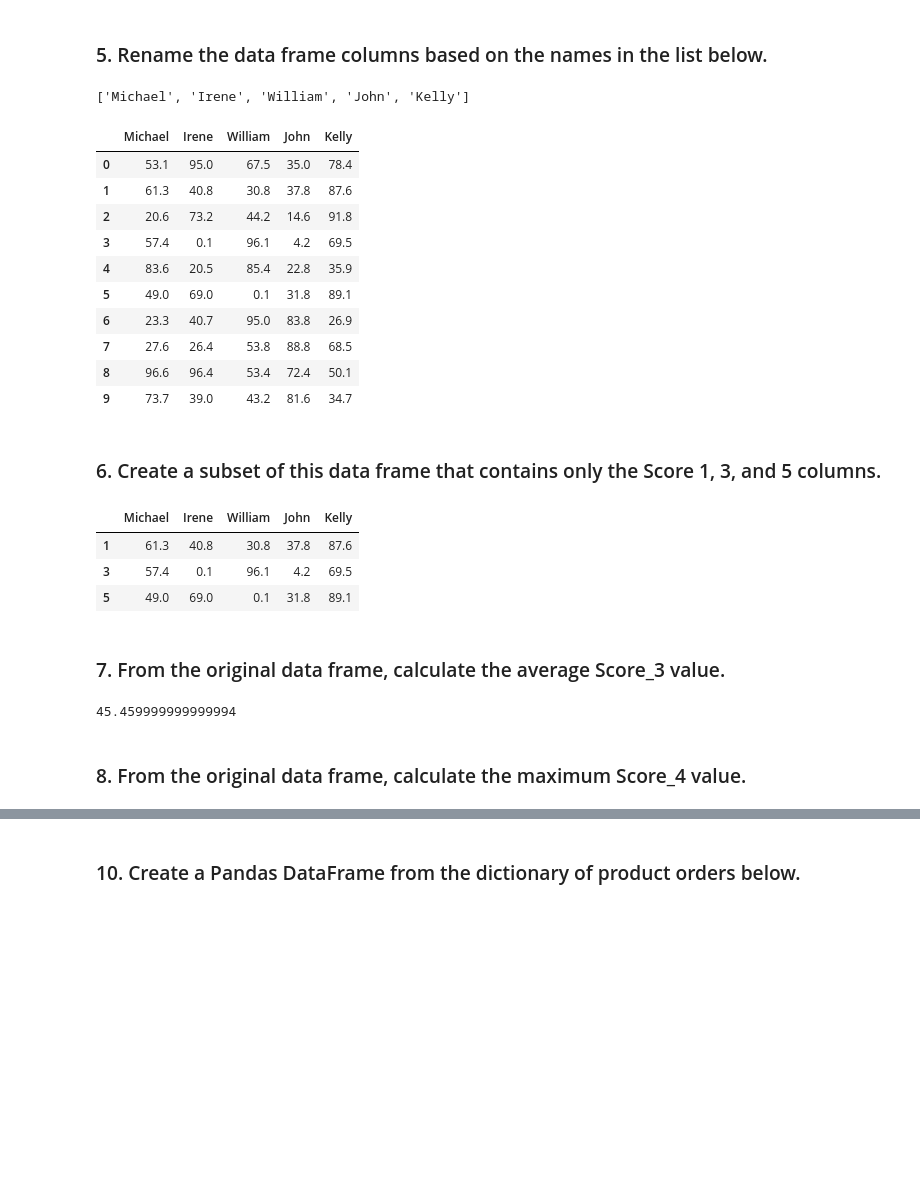
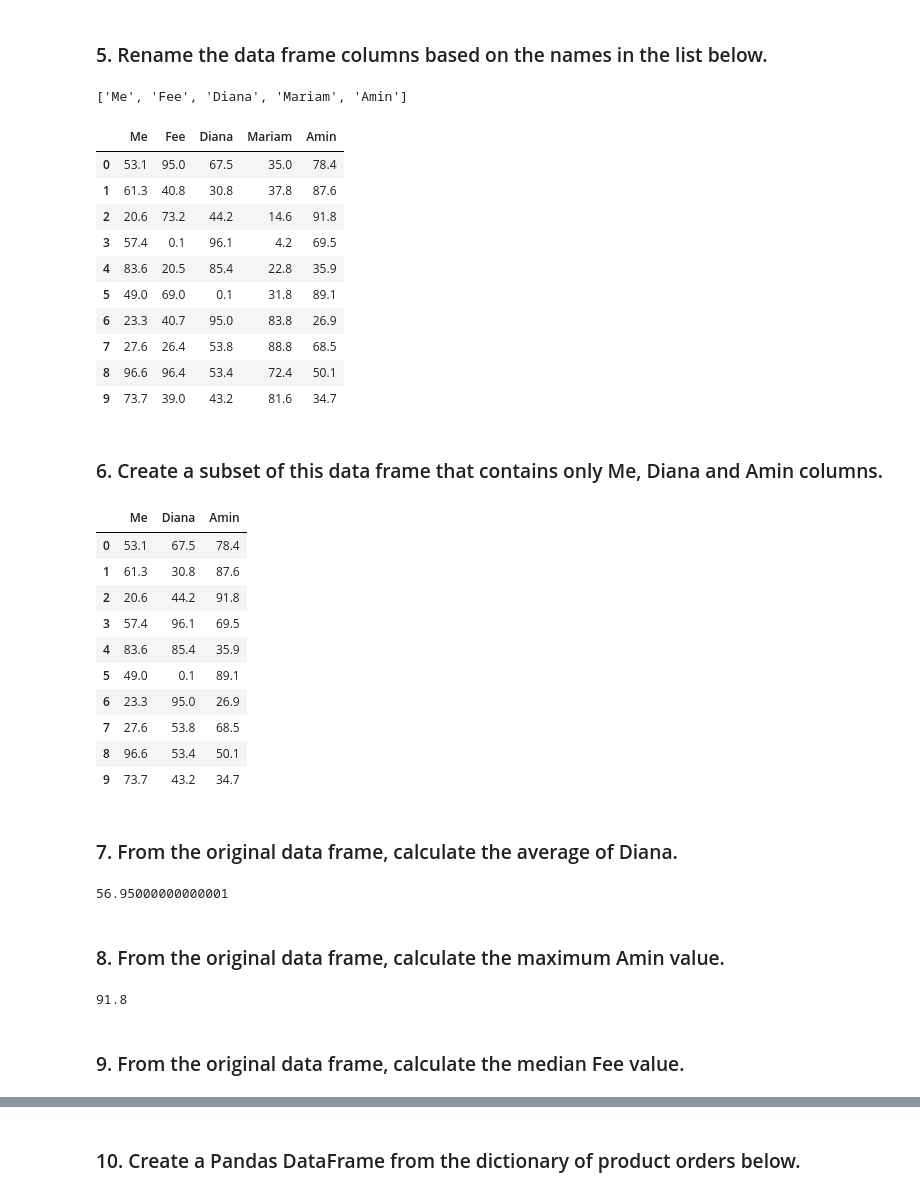
Before and after one commit to martijnooo/lab-pandas-en, a Jupyter notebook: your-code/pandas_1.ipynb, the cells around one changed output, grey strips where cells are left out. Cells and saved outputs as stored; diff of their text form; code cells hidden in the pictures; blank space fills up the shorter version.

```diff
--- a/your-code/pandas_1.ipynb
+++ b/your-code/pandas_1.ipynb
@@ -63,20 +63,19 @@ df
 | 9 | 73.7 | 39.0 | 43.2 | 81.6 | 34.7 |
 # %% [markdown]
 ### 5. Rename the data frame columns based on the names in the list below.
-# %%
-import names
-
-random_names = [names.get_first_name() for _ in range(5)]
-print(random_names)
-# %% [output]
-['Michael', 'Irene', 'William', 'John', 'Kelly']
+# %%
+
+random_names = ["Me", "Fee", "Diana", "Mariam", "Amin"]
+print(random_names)
+# %% [output]
+['Me', 'Fee', 'Diana', 'Mariam', 'Amin']
 # %%
 # your code here
 # df.rename({i:random_names[i] for i in range(len(random_names))}, axis=1)
 df.columns = random_names
 df
 # %% [output]
-|  | Michael | Irene | William | John | Kelly |
+|  | Me | Fee | Diana | Mariam | Amin |
 | 0 | 53.1 | 95.0 | 67.5 | 35.0 | 78.4 |
 | 1 | 61.3 | 40.8 | 30.8 | 37.8 | 87.6 |
 | 2 | 20.6 | 73.2 | 44.2 | 14.6 | 91.8 |
@@ -88,23 +87,37 @@ df
 | 8 | 96.6 | 96.4 | 53.4 | 72.4 | 50.1 |
 | 9 | 73.7 | 39.0 | 43.2 | 81.6 | 34.7 |
 # %% [markdown]
-### 6. Create a subset of this data frame that contains only the Score 1, 3, and 5 columns.
+### 6. Create a subset of this data frame that contains only Me, Diana and Amin columns.
+# %%
+# your code here
+df[["Me", "Diana", "Amin"]]
+# %% [output]
+|  | Me | Diana | Amin |
+| 0 | 53.1 | 67.5 | 78.4 |
+| 1 | 61.3 | 30.8 | 87.6 |
+| 2 | 20.6 | 44.2 | 91.8 |
+| 3 | 57.4 | 96.1 | 69.5 |
+| 4 | 83.6 | 85.4 | 35.9 |
+| 5 | 49.0 | 0.1 | 89.1 |
+| 6 | 23.3 | 95.0 | 26.9 |
+| 7 | 27.6 | 53.8 | 68.5 |
+| 8 | 96.6 | 53.4 | 50.1 |
+| 9 | 73.7 | 43.2 | 34.7 |
+# %% [markdown]
+### 7. From the original data frame, calculate the average of Diana.
 # %%
 # your code here
-df.iloc[[1,3,5],:]
+df["Diana"].mean()
 # %% [output]
-|  | Michael | Irene | William | John | Kelly |
-| 1 | 61.3 | 40.8 | 30.8 | 37.8 | 87.6 |
-| 3 | 57.4 | 0.1 | 96.1 | 4.2 | 69.5 |
-| 5 | 49.0 | 69.0 | 0.1 | 31.8 | 89.1 |
+56.95000000000001
 # %% [markdown]
-### 7. From the original data frame, calculate the average Score_3 value.
+### 8. From the original data frame, calculate the maximum Amin value.
 # %%
 # your code here
-df.iloc[3].mean()
+df["Amin"].max()
 # %% [output]
-45.459999999999994
+91.8
 # %% [markdown]
-### 8. From the original data frame, calculate the maximum Score_4 value.
+### 9. From the original data frame, calculate the median Fee value.
 # %%
 # your code here
```
Also changed, not shown: parts of 3 cells of this notebook.
